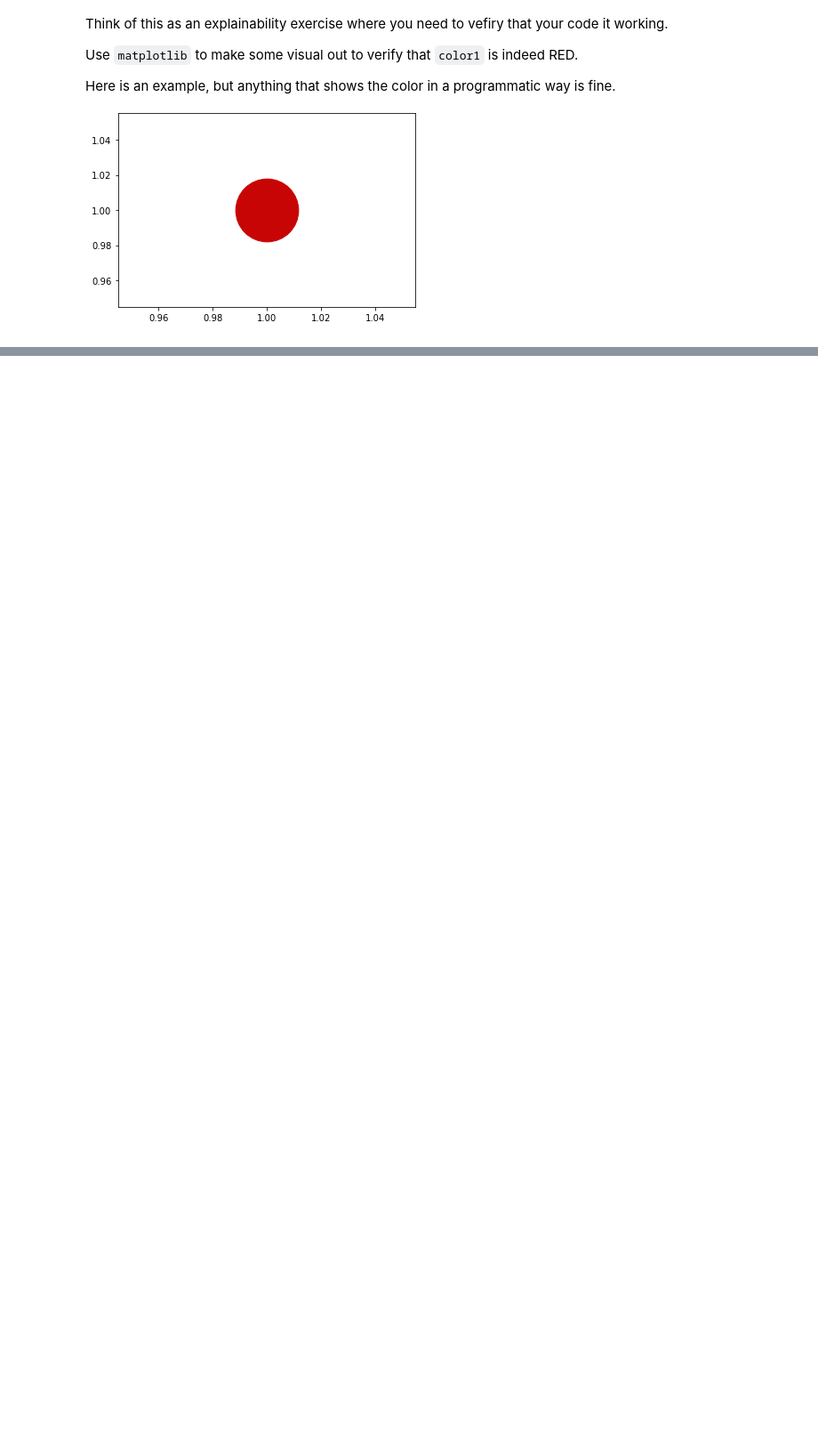
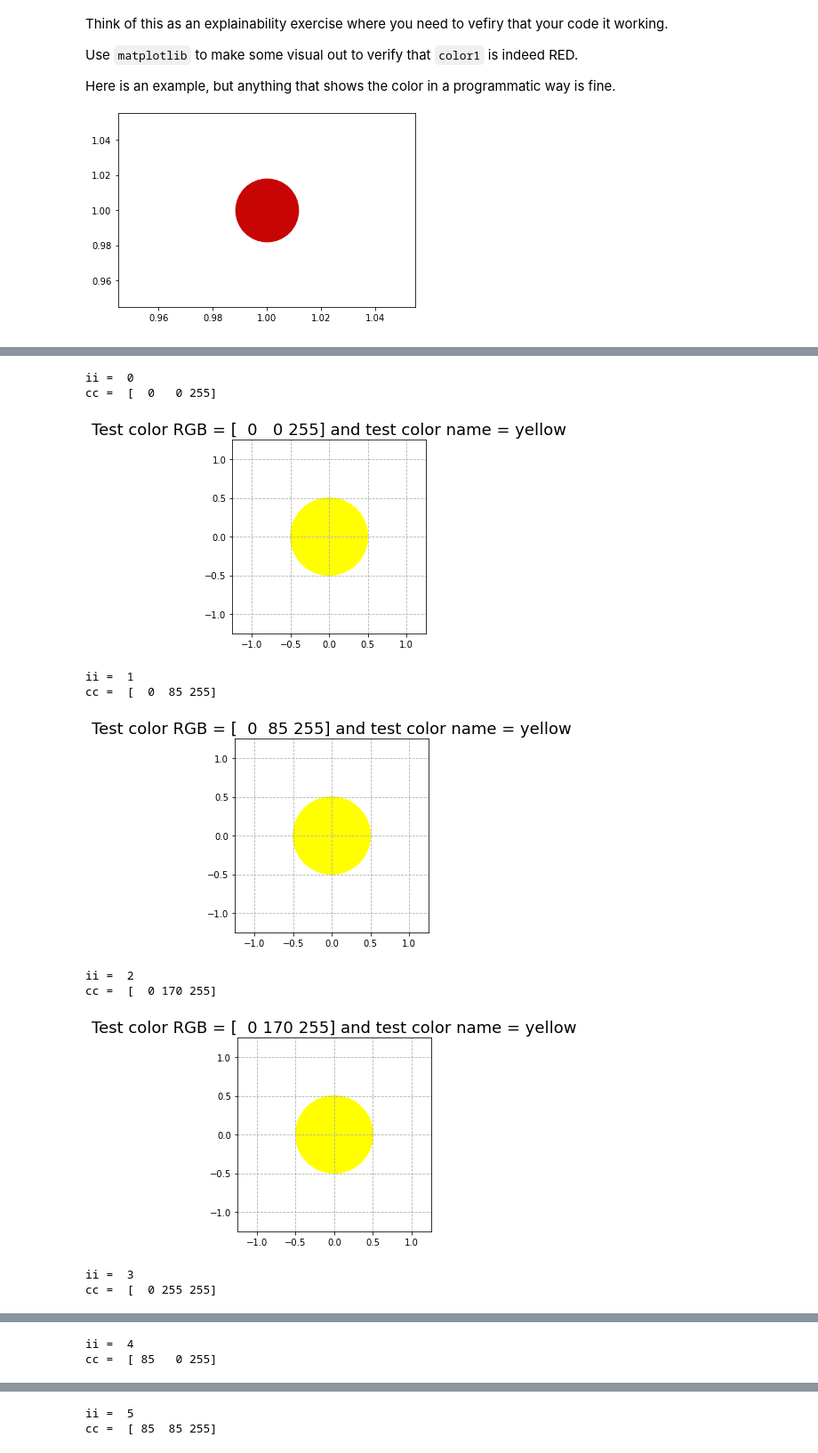
Before and after one commit to vhr1975/datasciw207, a Jupyter notebook: Homework/Victor_Ramirez_Assignment_08 Kmeans Clustering.ipynb, the cells around one changed output, grey strips where cells are left out. Shown at 89% size. Cells and saved outputs as stored; diff of their text form; code cells hidden in the pictures; blank space fills up the shorter version.

```diff
--- a/Homework/Victor_Ramirez_Assignment_08 Kmeans Clustering.ipynb
+++ b/Homework/Victor_Ramirez_Assignment_08 Kmeans Clustering.ipynb
@@ -356,5 +361,23 @@ def make_test_colors(n=3):
 # %%
 test_colors = make_test_colors()
 
 for ii,cc in enumerate(test_colors):
   ## do something clever
+  # print(test_colors)
+  print('ii = ', ii)
+  print('cc = ', cc)
+  # guess_color(centroids=centroids, color_dict=color_dict, test_color=test_colors)
+  color1_name = guess_color(centroids=centroids, color_dict=color_dict, test_color=cc)
+  show_color(cc, color1_name)
+# %% [output]
+ii =  0
+cc =  [  0   0 255]
+[figure, added]
+ii =  1
+cc =  [  0  85 255]
+[figure, added]
+ii =  2
+cc =  [  0 170 255]
+[figure, added]
+ii =  3
+cc =  [  0 255 255]
@@ -360,0 +385,2 @@ for ii,cc in enumerate(test_colors):
+ii =  4
+cc =  [ 85   0 255]
@@ -360,0 +388,2 @@ for ii,cc in enumerate(test_colors):
+ii =  5
+cc =  [ 85  85 255]
```
Also changed, not shown: parts of 7 cells of this notebook.
